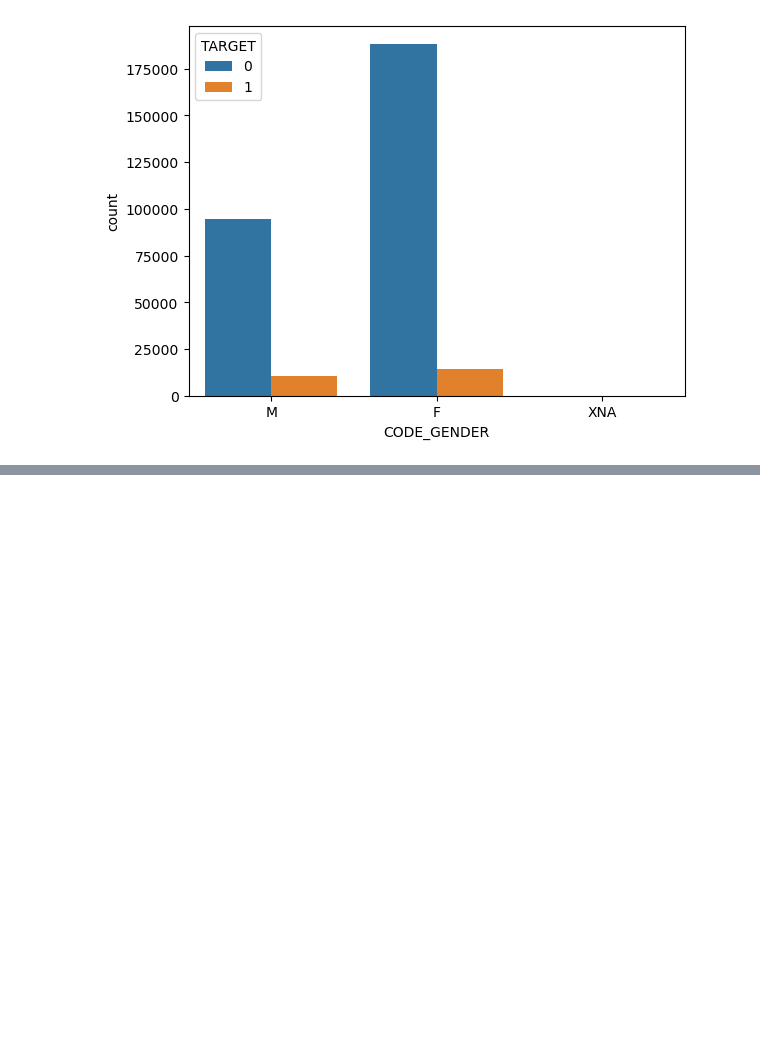
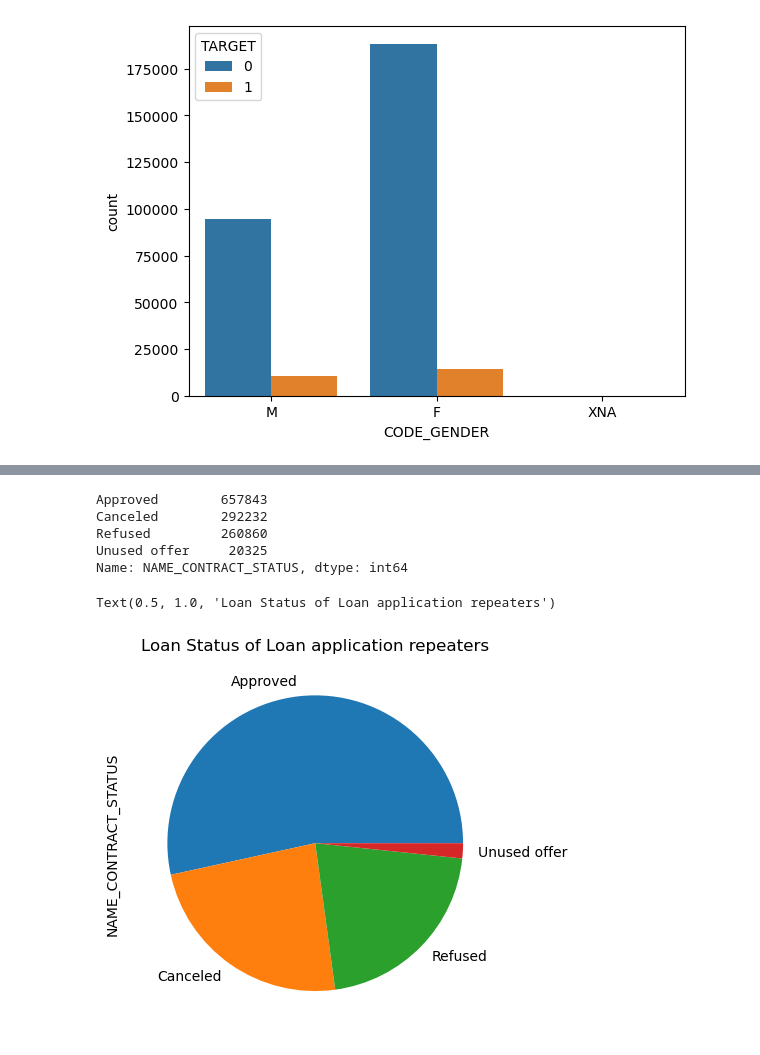
Before and after one commit to vinaychutake/bank_loan_risk_analysis, a Jupyter notebook: credit_eda_assignment_vinay_chutake.ipynb, the cells around one changed output, grey strips where cells are left out. Saved outputs shown, nothing was run; the diff lists cells and outputs as text; code cells hidden in the pictures; blank space fills up the shorter version.

```diff
--- a/credit_eda_assignment.ipynb
+++ b/credit_eda_assignment_vinay_chutake.ipynb
@@ -1382,0 +1522,14 @@ dtype: float64
+# %%
+prev_df[prev_df.NAME_CLIENT_TYPE == "Repeater"].NAME_CONTRACT_STATUS.value_counts()
+# %% [output]
+Approved        657843
+Canceled        292232
+Refused         260860
+Unused offer     20325
+Name: NAME_CONTRACT_STATUS, dtype: int64
+# %%
+prev_df[prev_df.NAME_CLIENT_TYPE == "Repeater"].NAME_CONTRACT_STATUS.value_counts(normalize=True).plot.pie()
+plt.title("Loan Status of Loan application repeaters")
+# %% [output]
+Text(0.5, 1.0, 'Loan Status of Loan application repeaters')
+[figure, added]
```
Also changed, not shown: parts of 266 cells of this notebook.
